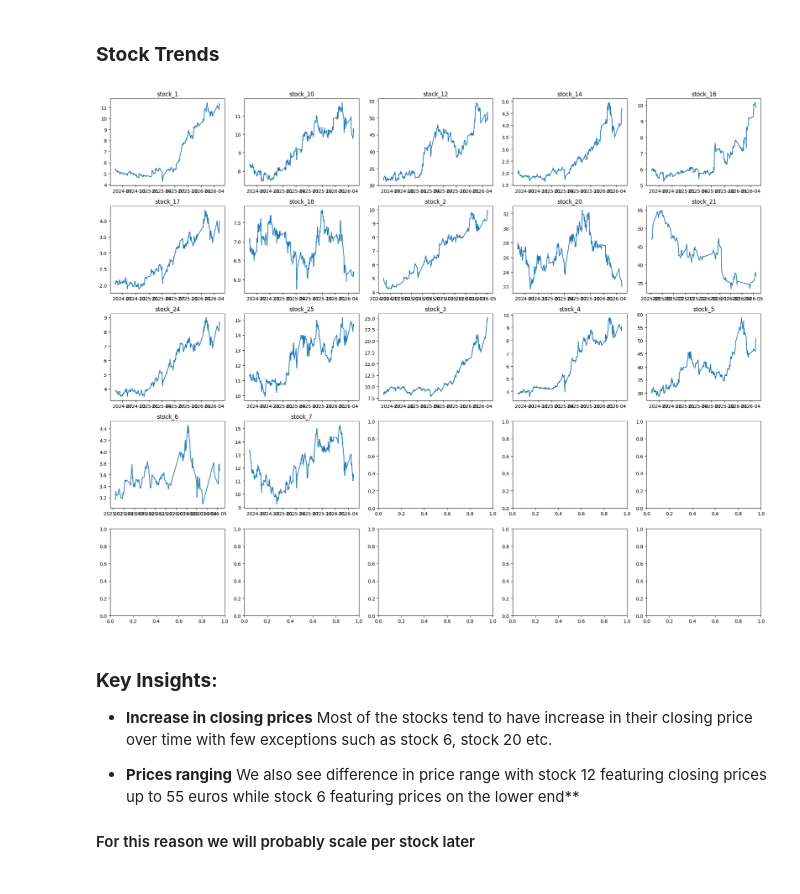
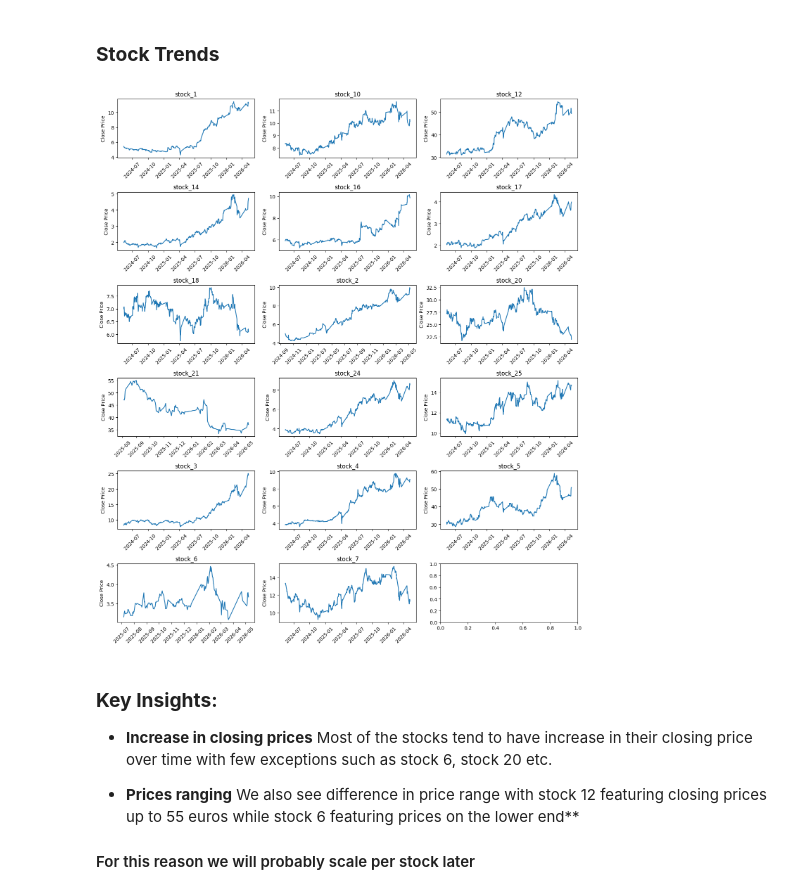
Before and after one commit to kimonkmrs/TIMESERIES_CLOSE_PRICE_PREDICTION, a Jupyter notebook: notebook/Main.ipynb, the cells around one changed output. Saved outputs shown, nothing was run; the diff lists cells and outputs as text; code cells hidden in the pictures.

```diff
--- a/notebook/Main.ipynb
+++ b/notebook/Main.ipynb
@@ -286,14 +307,16 @@ validation: X=(1188, 5, 5), y=(1188, 5)
 # %% [markdown]
 ### **Stock Trends**
 # %%
-fig, axes = plt.subplots(5, 5, figsize=(20, 16))
+fig, axes = plt.subplots(6, 3, figsize=(14, 16))
 for ax, (stock_name, df_filtered_train) in zip(axes.flat, all_dataframes_filtered['train'].items()):
     ax.plot(df_filtered_train['Date'], df_filtered_train['Close'])
     ax.set_title(stock_name)
+    ax.set_ylabel('Close Price')
+    ax.tick_params(axis='x', rotation=45)
 plt.tight_layout()
 plt.show()
 # %% [output]
-[figure, old version]
+[figure, new version]
 # %% [markdown]
 ### **Key Insights:**
  - **Increase in closing prices** Most of the stocks tend to have increase in their closing price over time with few exceptions such as stock 6, stock 20 etc.
```
Also changed, not shown: parts of 35 cells of this notebook.
